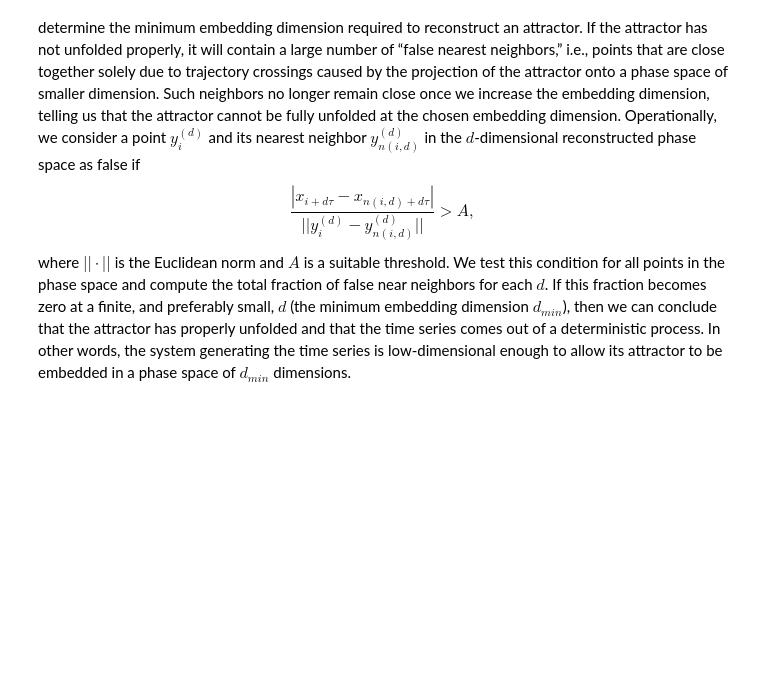
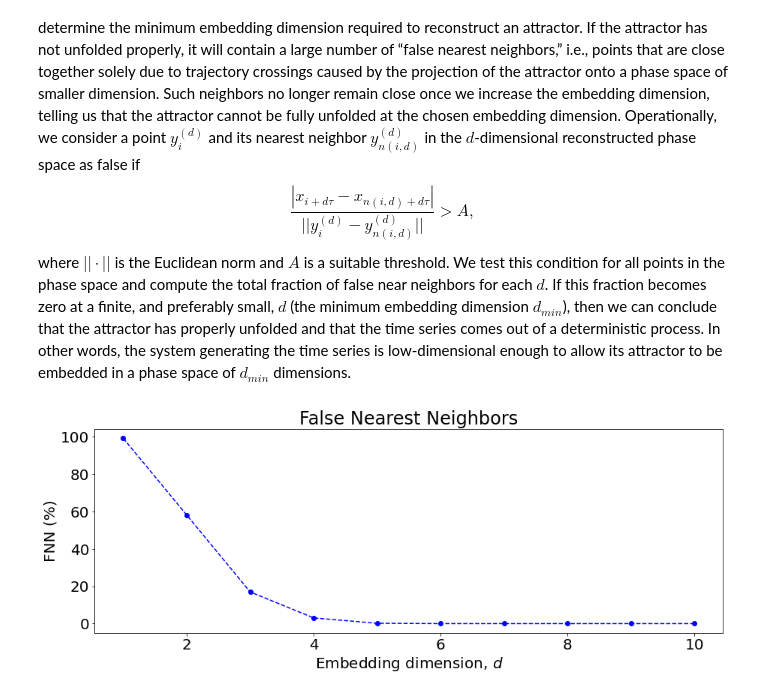
Before and after one commit to paulsok/chaos-analysis, a Jupyter notebook: chaos analysis.ipynb, the cells around one changed output. Cells and saved outputs as stored; diff of their text form; code cells hidden in the pictures; blank space fills up the shorter version.

Commit message:
Part_4_2: time-delayed+nearest neighbors

```diff
--- a/chaos analysis.ipynb
+++ b/chaos analysis.ipynb
@@ -162,54 +162,76 @@ $$
 $$
 where $||\cdot||$ is the Euclidean norm and $A$ is a suitable threshold. We test this condition for all points in the phase space and compute the total fraction of false near neighbors for each $d$. If this fraction becomes zero at a finite, and preferably small, $d$ (the minimum embedding dimension $d_{min}$), then we can conclude that the attractor has properly unfolded and that the time series comes out of a deterministic process. In other words, the system generating the time series is low-dimensional enough to allow its attractor to be embedded in a phase space of $d_{min}$ dimensions.
 # %%
+from scipy.spatial import cKDTree as KDTree
+
 #Delay from mutual information
-r_delay=28
+r_delay=4
 
 #Number of calculated embedding dimension:
 m0=10
 dim = np.arange(1, m0 + 1)
 
-def delayed_vectros(v, dim, tau):
+
+def delayed_vectros(x, dim, tau):
     """
     Calculates the time-delayed vectors from a time series.
     _____
     Input (x : array {time series}, dim : int {embedding dimension}, tau : int {time delay})
     Output (n-dim array {time-delayed array})
     """
     m = len(x) - tau * (dim - 1)
-    if m <= 0:
-        raise ValueError('The Length of the time series is equal or greater than tau*(dim-1).')
 
     return np.asarray([x[i:i + tau * (dim - 1) + 1:tau] for i in range(m)])
 
-def n_neighbors(y, window=0):
+
+def n_neighbors(x, window=0):
     """
-    Finds the nearest neighbors of all points in the given array using
-    SciPy's KDTree search.
+    Finds the nearest neighbors for all points in the array with KDTree search (SciPy).
     _____
     Input (y : n-dim array {time-delayed vectors}, window : int {Theiler window})
     Output (indices : array {indices of near neighbors}, distances : array {neighbor distances})
     """
-    n = len(y)
-    tree = KDTree(y)
+    n = len(x)
+    max_n = 2 * (window + 1) + 1
+    indices = np.empty(n, dtype=int)
     distances = np.empty(n)
-    indices = np.empty(n, dtype=int)
-    max_n = 2 * (window + 1) + 1
 
-    for i, j in enumerate(y):
+    tree = KDTree(x)
+
+    for i, j in enumerate(x):
 
         for k in range(2, max_n + 2):
-            dist, index = tree.query(j, j=k, p=np.inf)
+            dist, index = tree.query(j, k=k, p=np.inf)
             valid = (np.abs(index - i) > window) & (dist > 0)
 
             if np.count_nonzero(valid):
                 distances[i] = dist[valid][0]
                 indices[i] = index[valid][0]
                 break
 
     return np.squeeze(indices), np.squeeze(distances)
 
-f1, f2, f3 = dimension.fnn(rho, tau=r_delay, dim=dim, window=r_delay)
+
+def fnn(d, x, tau, threshold=10):
+    y1 = delayed_vectros(x[:-tau], d, tau)
+    y2 = delayed_vectros(x, d + 1, tau)
+
+    index, dist = n_neighbors(y1)
+
+    # Kennel's test
+    f = np.abs(y2[:, -1] - y2[index, -1]) / dist > threshold
+
+    return np.mean(f)
+
+
+f_nn = [100 * fnn(i, rho, tau=r_delay) for i in dim]
 
 #Plotting the FNN
 plt.figure(figsize=(15, 5))
+plt.title(r'False Nearest Neighbors')
+plt.xlabel(r'Embedding dimension, $d$')
+plt.ylabel(r'FNN (%)')
+plt.plot(dim, f_nn, 'bo--')
+plt.show()
+# %% [output]
+[figure, added]
```
